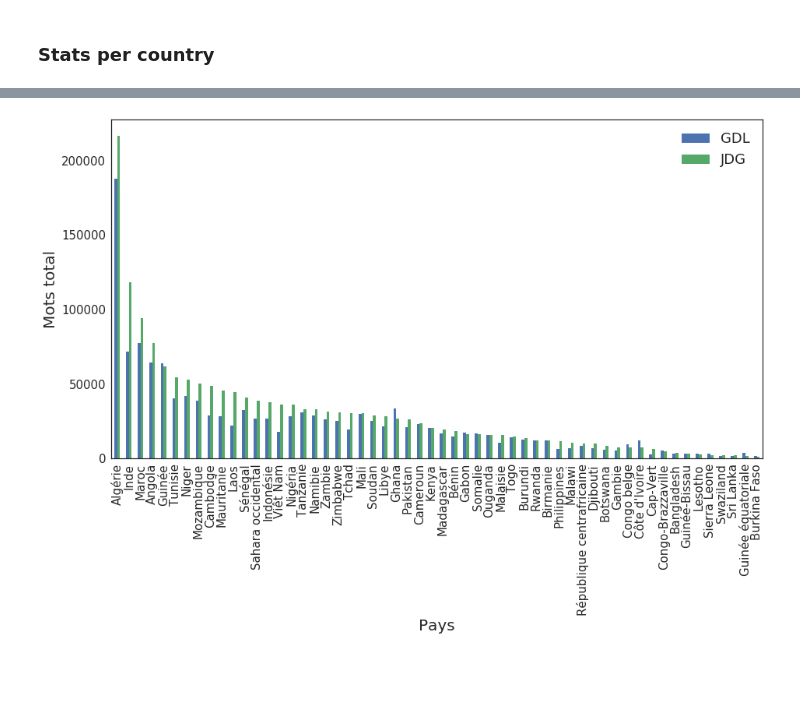
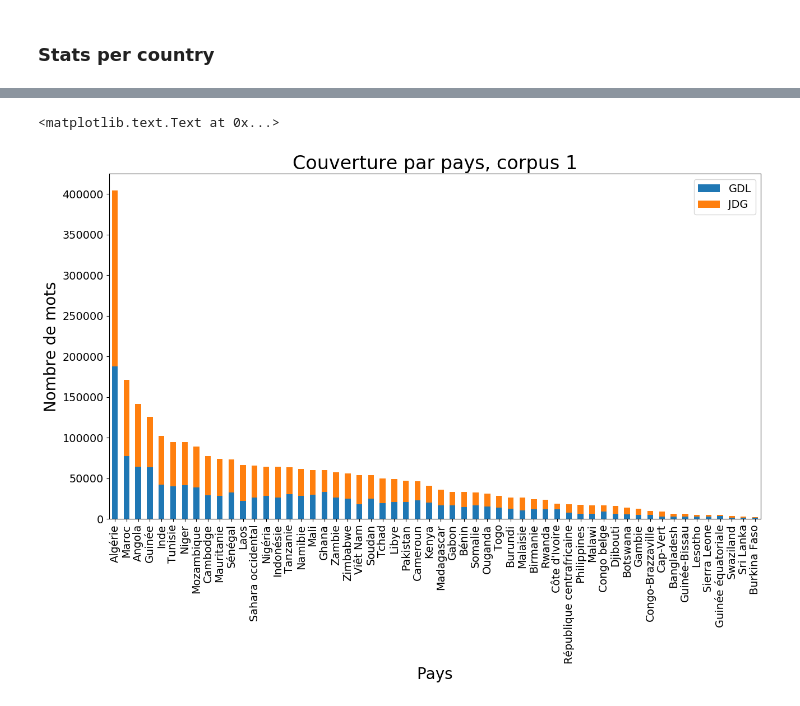
Before and after one commit to cipri-tom/decolonisations, a Jupyter notebook: metrics.ipynb, the cells around one changed output, grey strips where cells are left out. Saved outputs shown, nothing was run; the diff lists cells and outputs as text; code cells hidden in the pictures; blank space fills up the shorter version.

```diff
--- a/metrics.ipynb
+++ b/metrics.ipynb
@@ -63,7 +68,10 @@ countries = pd.read_excel(
     './Liste mots cles.xlsx',
     sheetname='Pays_2',
     index_col='name',
-    convert_float=True).fillna('')
+convert_float=True).fillna('')
 countries.index.name = 'Pays'
+
+# for now, drop the irrelevant columns
+countries = countries[['RegEx', 'ind_year']]
 countries.head()
 # %% [output]
@@ -76,0 +89,10 @@ countries.head()
+# %%
+pat = re.compile(countries.RegEx['Inde'], re.IGNORECASE)
+for ti in range(len(lines[1]) // 3):
+    head = lines[1][3 * ti + 0]
+    text = lines[1][3 * ti + 1]
+    sep  = lines[1][3 * ti + 2]
+
+    matches = pat.findall(text)
+    if matches:
+        print(matches)
@@ -105,5 +147,5 @@ def process_country(country_entry, lines):
     return country_entry
 # %%
-countries_md = countries.apply(process_country, axis='columns', args=(lines,))
-countries_md.head()
+countries = countries.apply(process_country, axis='columns', args=(lines,))
+countries.head()
 # %% [output]
@@ -125,0 +159,3 @@ plt.savefig(fig_path + 'interest.png', bbox_inches='tight')
+# %%
+countries['wAVG1'] = countries.wTOT1 / countries.articles1
+countries['wAVG2'] = countries.wTOT2 / countries.articles2
@@ -126,7 +183,12 @@ plt.savefig(fig_path + 'interest.png', bbox_inches='tight')
 # %%
-ax = countries_md[['wGDL', 'wJDG']].sort_values('wJDG', ascending=False).plot.bar()
-ax.set_ylabel('Mots total')
+ax = countries[['wGDL1', 'wJDG1', 'wTOT1']].sort_values('wTOT1', ascending=False)\
+        .drop('wTOT1', axis='columns')\
+        .plot.bar(stacked=True)
+ax.set_ylabel('Nombre de mots')
+# ax.set_ylim(top=250000)  # to make cut axes
 ax.legend(['GDL', 'JDG'])
-plt.savefig(fig_path + 'mots_total.png', bbox_inches='tight')
+ax.set_title('Couverture par pays, corpus 1')
+# plt.savefig(fig_path + 'mots_total.png', bbox_inches='tight')
 # %% [output]
+<matplotlib.text.Text at 0x...>
-[figure, old version]
+[figure, new version]
```
Also changed, not shown: parts of 20 cells of this notebook, 1 other file.
